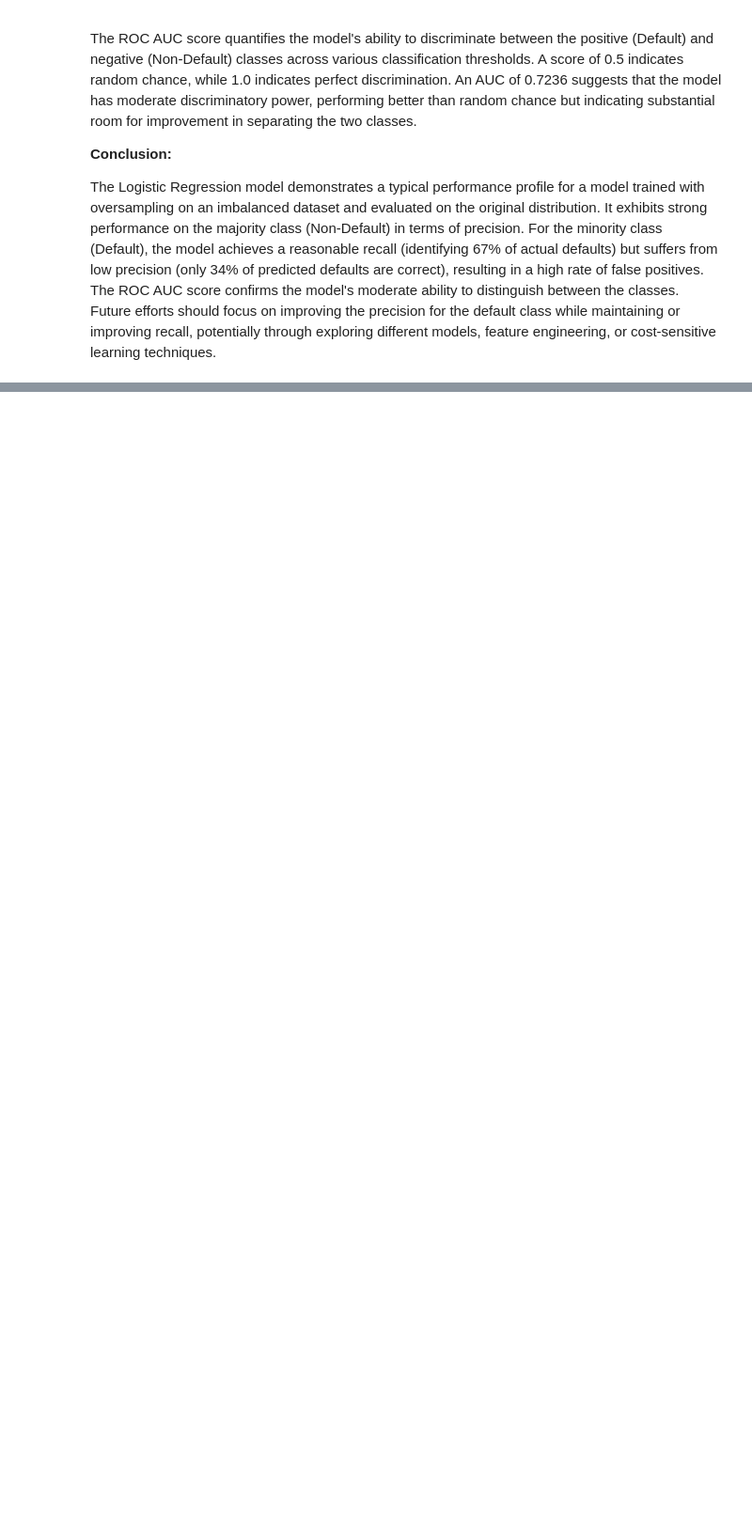
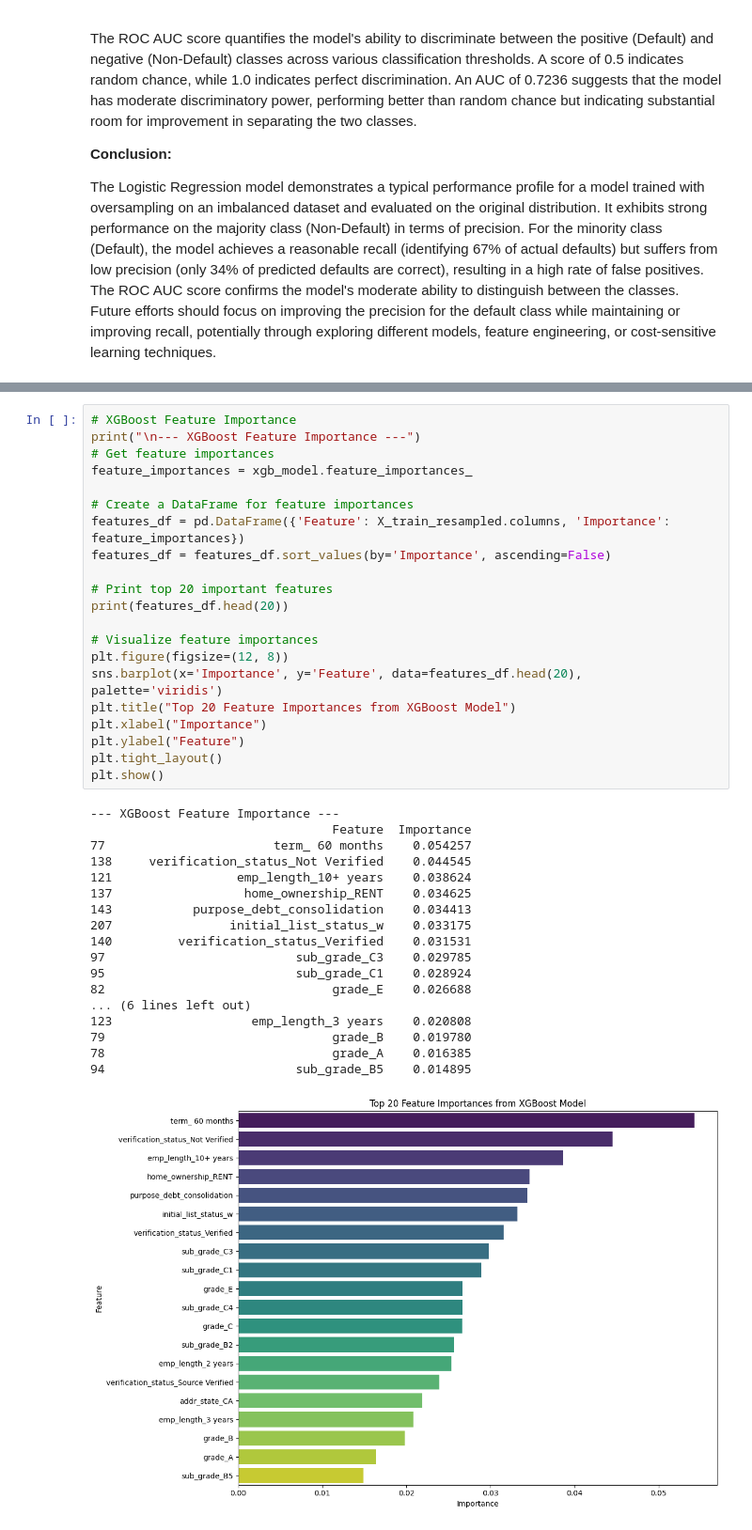
Before and after one commit to Siph0n2709/Credit-Risk-Prediction-ML, a Jupyter notebook: 03_Model_Training_and_Eval.ipynb, the cells around one changed output, grey strips where cells are left out. Shown: that part at 94% size. Cells and saved outputs as stored; diff of their text form; blank space fills up the shorter version.

```diff
--- a/03_Model_Training_and_Eval.ipynb
+++ b/03_Model_Training_and_Eval.ipynb
@@ -630,0 +791,40 @@ The Logistic Regression model demonstrates a typical performance profile for a m
+# %%
+# XGBoost Feature Importance
+print("\n--- XGBoost Feature Importance ---")
+# Get feature importances
+feature_importances = xgb_model.feature_importances_
+
+# Create a DataFrame for feature importances
+features_df = pd.DataFrame({'Feature': X_train_resampled.columns, 'Importance': feature_importances})
+features_df = features_df.sort_values(by='Importance', ascending=False)
+
+# Print top 20 important features
+print(features_df.head(20))
+
+# Visualize feature importances
+plt.figure(figsize=(12, 8))
+sns.barplot(x='Importance', y='Feature', data=features_df.head(20), palette='viridis')
+plt.title("Top 20 Feature Importances from XGBoost Model")
+plt.xlabel("Importance")
+plt.ylabel("Feature")
+plt.tight_layout()
+plt.show()
+# %% [output]
+--- XGBoost Feature Importance ---
+                                 Feature  Importance
+77                       term_ 60 months    0.054257
+138     verification_status_Not Verified    0.044545
+121                 emp_length_10+ years    0.038624
+137                  home_ownership_RENT    0.034625
+143           purpose_debt_consolidation    0.034413
+207                initial_list_status_w    0.033175
+140         verification_status_Verified    0.031531
+97                          sub_grade_C3    0.029785
+95                          sub_grade_C1    0.028924
+82                               grade_E    0.026688
+... (6 lines left out)
+123                   emp_length_3 years    0.020808
+79                               grade_B    0.019780
+78                               grade_A    0.016385
+94                          sub_grade_B5    0.014895
+[figure, added]
```
Also changed, not shown: parts of 5 cells of this notebook.
